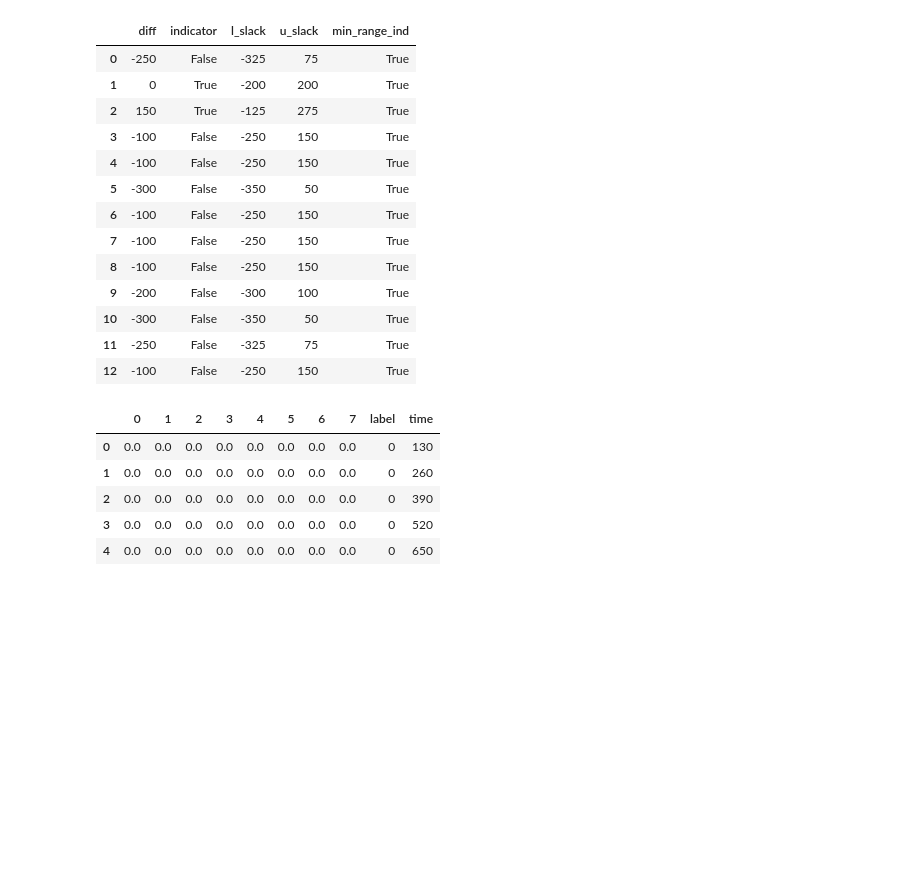
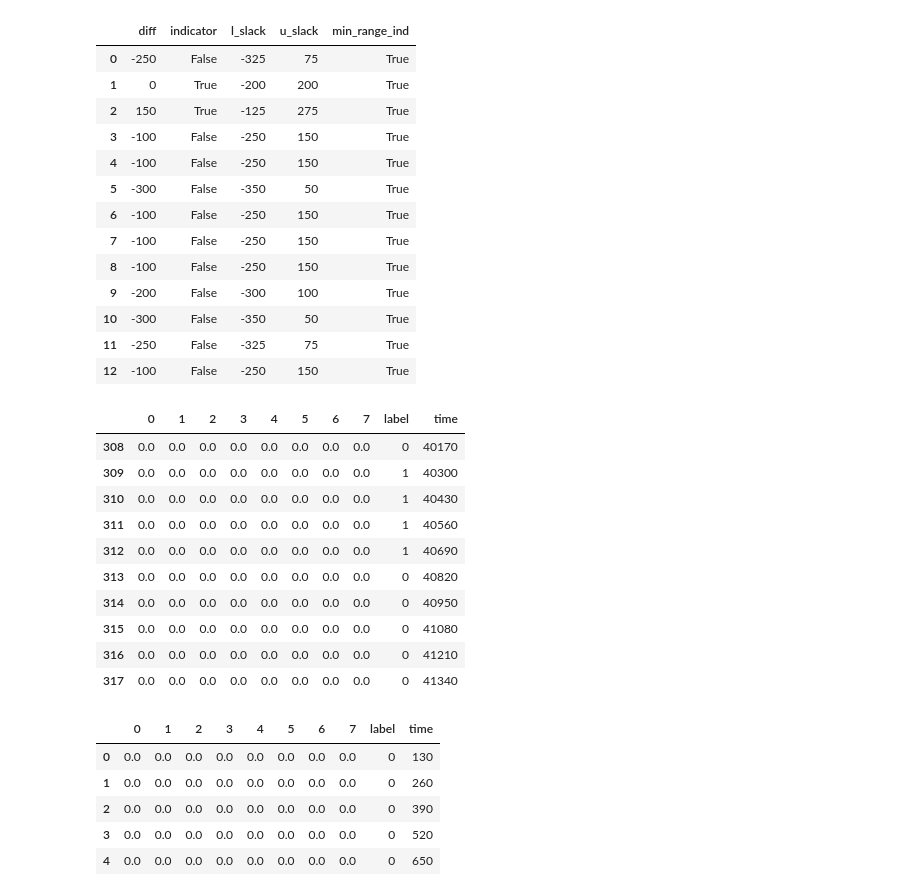
Before and after one commit to chriswegmann/drone_steering, a Jupyter notebook: models/playground/GestureLabelling.ipynb, the cells around one changed output. Drawn from its saved outputs; the diff is of its cells as text; code cells hidden in the pictures; blank space fills up the shorter version.

```diff
--- a/models/playground/GestureLabelling.ipynb
+++ b/models/playground/GestureLabelling.ipynb
@@ -299,4 +299,18 @@ lgen.label_info
 | 10 | -300 | False | -350 | 50 | True |
 | 11 | -250 | False | -325 | 75 | True |
 | 12 | -100 | False | -250 | 150 | True |
+# %%
+lgen.get_labeled_data().iloc[308:318,:]
+# %% [output]
+|  | 0 | 1 | 2 | 3 | 4 | 5 | 6 | 7 | label | time |
+| 308 | 0.0 | 0.0 | 0.0 | 0.0 | 0.0 | 0.0 | 0.0 | 0.0 | 0 | 40170 |
+| 309 | 0.0 | 0.0 | 0.0 | 0.0 | 0.0 | 0.0 | 0.0 | 0.0 | 1 | 40300 |
+| 310 | 0.0 | 0.0 | 0.0 | 0.0 | 0.0 | 0.0 | 0.0 | 0.0 | 1 | 40430 |
+| 311 | 0.0 | 0.0 | 0.0 | 0.0 | 0.0 | 0.0 | 0.0 | 0.0 | 1 | 40560 |
+| 312 | 0.0 | 0.0 | 0.0 | 0.0 | 0.0 | 0.0 | 0.0 | 0.0 | 1 | 40690 |
+| 313 | 0.0 | 0.0 | 0.0 | 0.0 | 0.0 | 0.0 | 0.0 | 0.0 | 0 | 40820 |
+| 314 | 0.0 | 0.0 | 0.0 | 0.0 | 0.0 | 0.0 | 0.0 | 0.0 | 0 | 40950 |
+| 315 | 0.0 | 0.0 | 0.0 | 0.0 | 0.0 | 0.0 | 0.0 | 0.0 | 0 | 41080 |
+| 316 | 0.0 | 0.0 | 0.0 | 0.0 | 0.0 | 0.0 | 0.0 | 0.0 | 0 | 41210 |
+| 317 | 0.0 | 0.0 | 0.0 | 0.0 | 0.0 | 0.0 | 0.0 | 0.0 | 0 | 41340 |
 # %%
```
Also changed, not shown: parts of 3 cells of this notebook, 15 other files.
